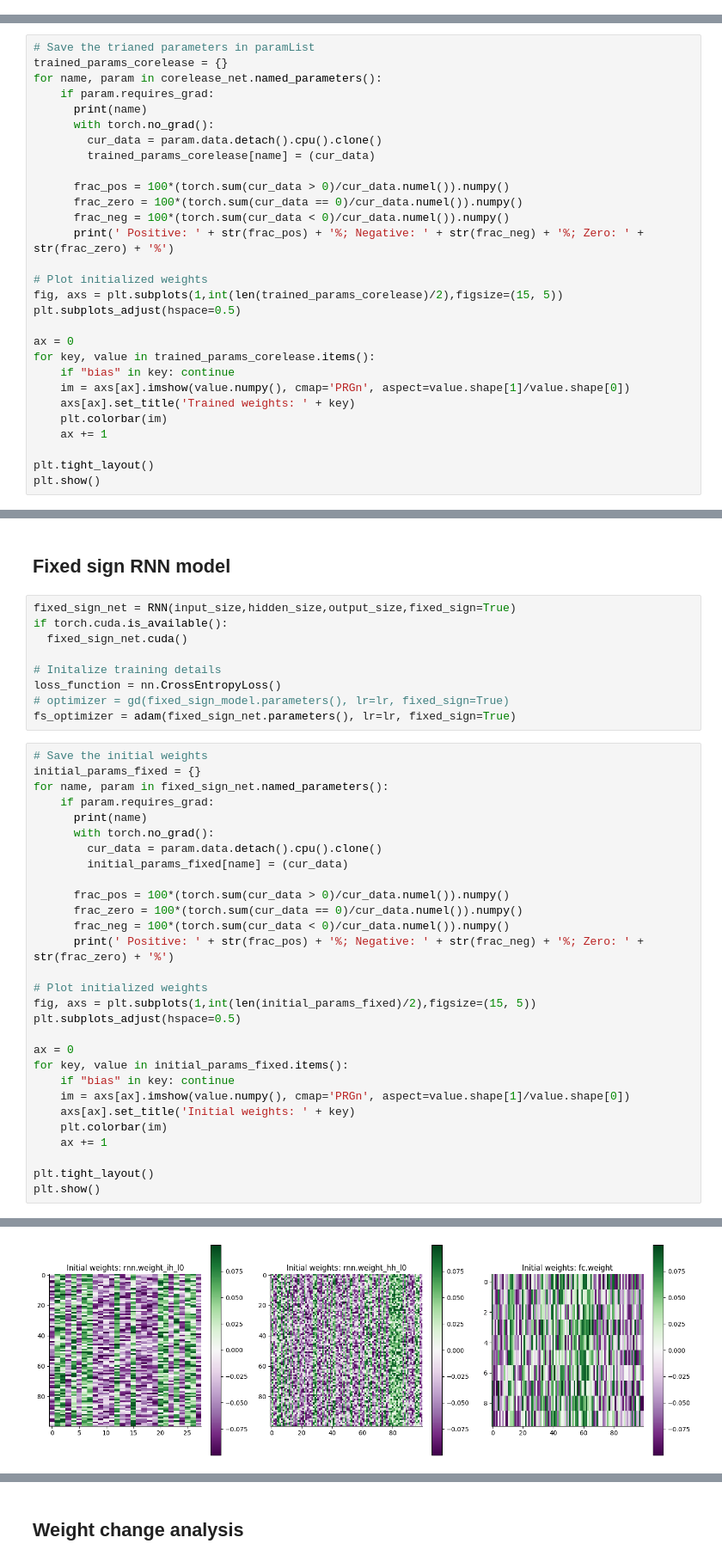
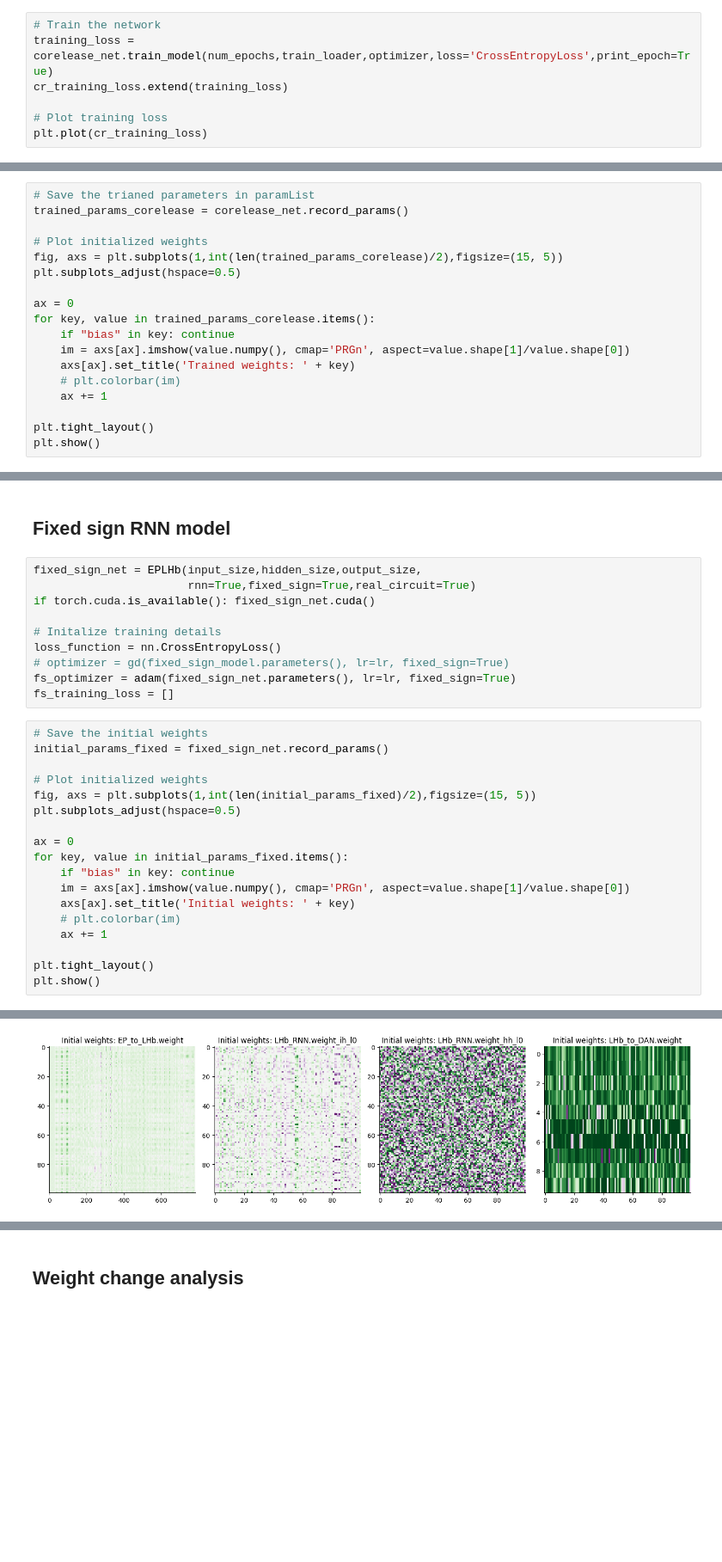
Before and after one commit to shunnnli/EP-LHb-model, a Jupyter notebook: RNN-SignFlip.ipynb, the cells around one changed output, grey strips where cells are left out. Shown at 86% size. Saved outputs shown, nothing was run; the diff lists cells and outputs as text; blank space fills up the shorter version.

```diff
--- a/RNN-SignFlip.ipynb
+++ b/RNN-SignFlip.ipynb
@@ -279,0 +323,7 @@ Iteration: 3000. Loss: 0.143981471657753. Accuracy: 95.0199966430664
+# %%
+# Train the network
+training_loss = corelease_net.train_model(num_epochs,train_loader,optimizer,loss='CrossEntropyLoss',print_epoch=True)
+cr_training_loss.extend(training_loss)
+
+# Plot training loss
+plt.plot(cr_training_loss)
@@ -280,17 +338,6 @@ Iteration: 3000. Loss: 0.143981471657753. Accuracy: 95.0199966430664
 # %%
 # Save the trianed parameters in paramList
-trained_params_corelease = {}
-for name, param in corelease_net.named_parameters():
-    if param.requires_grad:
-      print(name)
-      with torch.no_grad():
-        cur_data = param.data.detach().cpu().clone()
-        trained_params_corelease[name] = (cur_data)
-
-      frac_pos = 100*(torch.sum(cur_data > 0)/cur_data.numel()).numpy()
-      frac_zero = 100*(torch.sum(cur_data == 0)/cur_data.numel()).numpy()
-      frac_neg = 100*(torch.sum(cur_data < 0)/cur_data.numel()).numpy()
-      print(' Positive: ' + str(frac_pos) + '%; Negative: ' + str(frac_neg) + '%; Zero: ' + str(frac_zero) + '%')
+trained_params_corelease = corelease_net.record_params()
 
 # Plot initialized weights
 fig, axs = plt.subplots(1,int(len(trained_params_corelease)/2),figsize=(15, 5))
@@ -301,7 +348,7 @@ for key, value in trained_params_corelease.items():
     if "bias" in key: continue
     im = axs[ax].imshow(value.numpy(), cmap='PRGn', aspect=value.shape[1]/value.shape[0])
     axs[ax].set_title('Trained weights: ' + key)
-    plt.colorbar(im)
+    # plt.colorbar(im)
     ax += 1
 
 plt.tight_layout()
@@ -364,28 +419,18 @@ fc.bias changed:  100.000% (10/10)
 # %% [markdown]
 ## Fixed sign RNN model
 # %%
-fixed_sign_net = RNN(input_size,hidden_size,output_size,fixed_sign=True)
-if torch.cuda.is_available():
-  fixed_sign_net.cuda()
+fixed_sign_net = EPLHb(input_size,hidden_size,output_size,
+                       rnn=True,fixed_sign=True,real_circuit=True)
+if torch.cuda.is_available(): fixed_sign_net.cuda()
 
 # Initalize training details
 loss_function = nn.CrossEntropyLoss()
 # optimizer = gd(fixed_sign_model.parameters(), lr=lr, fixed_sign=True)
 fs_optimizer = adam(fixed_sign_net.parameters(), lr=lr, fixed_sign=True)
+fs_training_loss = []
 # %%
 # Save the initial weights
-initial_params_fixed = {}
-for name, param in fixed_sign_net.named_parameters():
-    if param.requires_grad:
-      print(name)
-      with torch.no_grad():
-        cur_data = param.data.detach().cpu().clone()
-        initial_params_fixed[name] = (cur_data)
-
-      frac_pos = 100*(torch.sum(cur_data > 0)/cur_data.numel()).numpy()
-      frac_zero = 100*(torch.sum(cur_data == 0)/cur_data.numel()).numpy()
-      frac_neg = 100*(torch.sum(cur_data < 0)/cur_data.numel()).numpy()
-      print(' Positive: ' + str(frac_pos) + '%; Negative: ' + str(frac_neg) + '%; Zero: ' + str(frac_zero) + '%')
+initial_params_fixed = fixed_sign_net.record_params()
 
 # Plot initialized weights
 fig, axs = plt.subplots(1,int(len(initial_params_fixed)/2),figsize=(15, 5))
@@ -396,7 +441,7 @@ for key, value in initial_params_fixed.items():
     if "bias" in key: continue
     im = axs[ax].imshow(value.numpy(), cmap='PRGn', aspect=value.shape[1]/value.shape[0])
     axs[ax].set_title('Initial weights: ' + key)
-    plt.colorbar(im)
+    # plt.colorbar(im)
     ax += 1
 
 plt.tight_layout()
@@ -417 +466 @@ fc.bias
-[figure, old version]
+[figure, new version]
```
Also changed, not shown: parts of 28 cells of this notebook, 1 other file.
